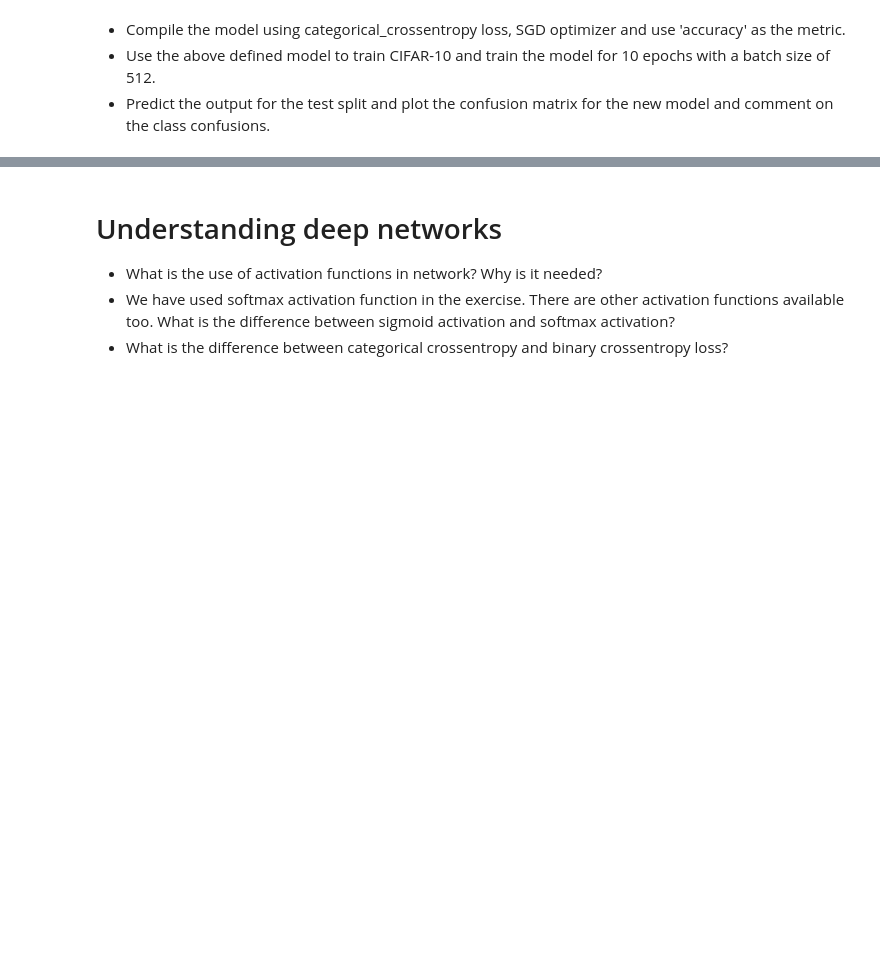
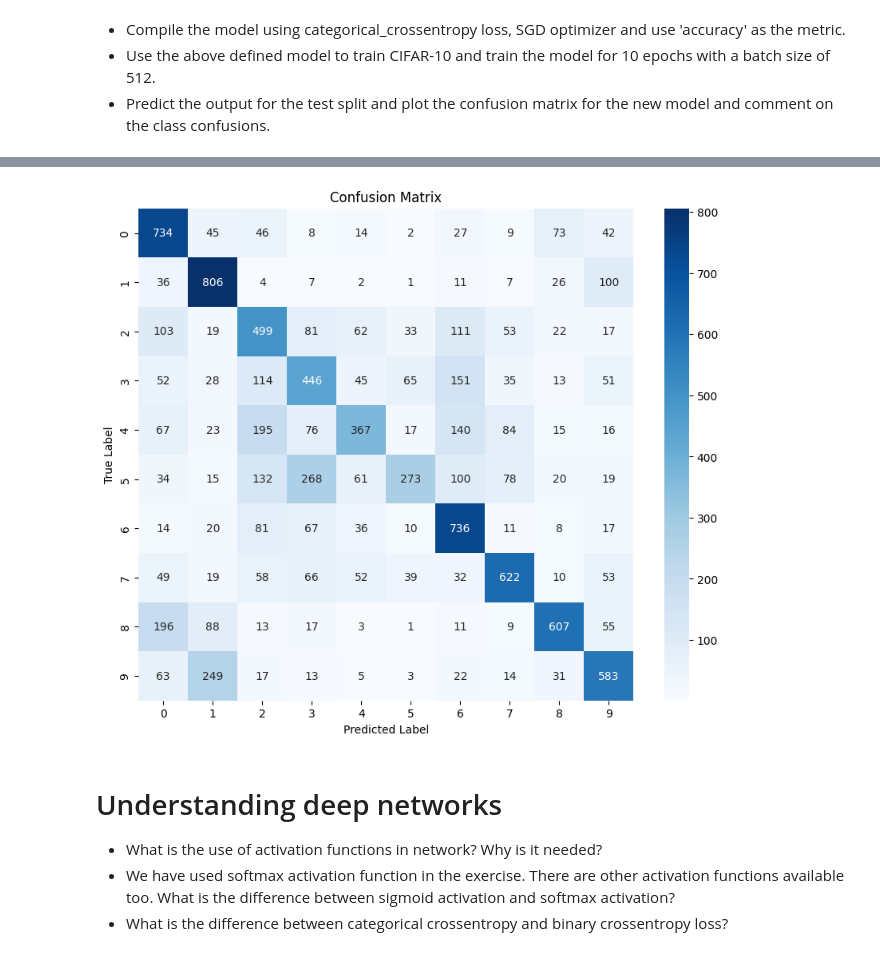
Before and after one commit to KJanzon/lab-image-classification-using-convolutional-neural-networks, a Jupyter notebook: main.ipynb, the cells around one changed output, grey strips where cells are left out. Saved outputs shown, nothing was run; the diff lists cells and outputs as text; code cells hidden in the pictures; blank space fills up the shorter version.

```diff
--- a/main.ipynb
+++ b/main.ipynb
@@ -251,0 +400,24 @@ clear_session()
+# %%
+from tensorflow.keras.preprocessing.image import ImageDataGenerator
+
+# Compile the model
+deep_vgg_model.compile(optimizer=SGD(learning_rate=0.01, momentum=0.9, decay=0.0001),
+                       loss='categorical_crossentropy',
+                       metrics=['accuracy'])
+
+
+# Train the model and store history
+#history = deep_vgg_history = deep_vgg_model.fit(x_train, y_train, epochs=10, batch_size=512, validation_data=(x_test, y_test))
+# Data Augmentation
+datagen = ImageDataGenerator(
+    rotation_range=15,
+    width_shift_range=0.1,
+    height_shift_range=0.1,
+    horizontal_flip=True
+)
+datagen.fit(x_train)
+
+# Train the model with data augmentation
+history = deep_vgg_history = deep_vgg_model.fit(datagen.flow(x_train, y_train, batch_size=512),
+                             epochs=10,
+                             validation_data=(x_test, y_test))
@@ -251,0 +470,17 @@ clear_session()
+# %%
+# Predict on test set
+y_pred = deep_vgg_model.predict(x_test)
+y_pred_classes = np.argmax(y_pred, axis=1)
+y_true_classes = np.argmax(y_test, axis=1)
+
+# Compute confusion matrix
+conf_matrix = confusion_matrix(y_true_classes, y_pred_classes)
+
+# Plot confusion matrix
+plt.figure(figsize=(10, 8))
+sns.heatmap(conf_matrix, annot=True, fmt='d', cmap='Blues', xticklabels=range(10), yticklabels=range(10))
+plt.xlabel('Predicted Label')
+plt.ylabel('True Label')
+plt.title('Confusion Matrix')
+plt.show()
+# %% [output]
@@ -252,3 +488,4 @@ clear_session()
+[figure, added]
 # %% [markdown]
 # Understanding deep networks
 
```
Also changed, not shown: parts of 24 cells of this notebook.
